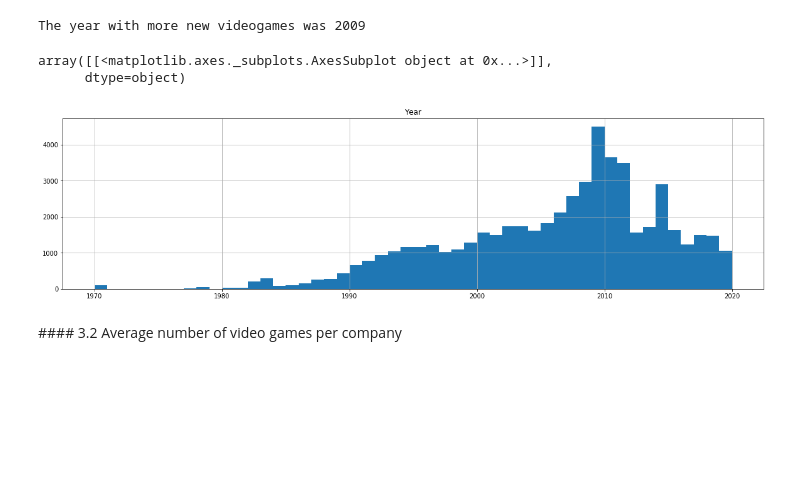
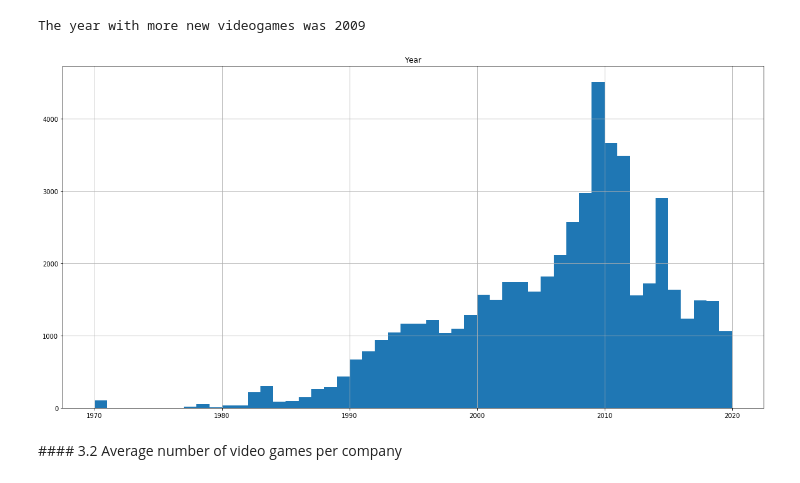
Before and after one commit to lozgarrido/waka, a Jupyter notebook: main.ipynb, the cells around one changed output. Saved outputs shown, nothing was run; the diff lists cells and outputs as text; code cells hidden in the pictures; blank space fills up the shorter version.

```diff
--- a/main.ipynb
+++ b/main.ipynb
@@ -98,11 +98,12 @@ print('The year with more new videogames was', year_with_most_releases)
 # %% [output]
 The year with more new videogames was 2009
 # %%
-vg_sales.hist(column='Year', figsize=(20,5), bins=50)
+vg_sales.hist(column='Year', figsize=(20,10), bins=50)
+
+#Export the chart
+plt.savefig('output/year_with_most_releases.png', bbox_inches='tight')
 # %% [output]
-array([[<matplotlib.axes._subplots.AxesSubplot object at 0x...>]],
-      dtype=object)
-[figure, old version]
+[figure, new version]
 # %% [markdown]
 #### 3.2 Average number of video games per company
 # %%
```
Also changed, not shown: parts of 15 cells of this notebook, 8 other files.
